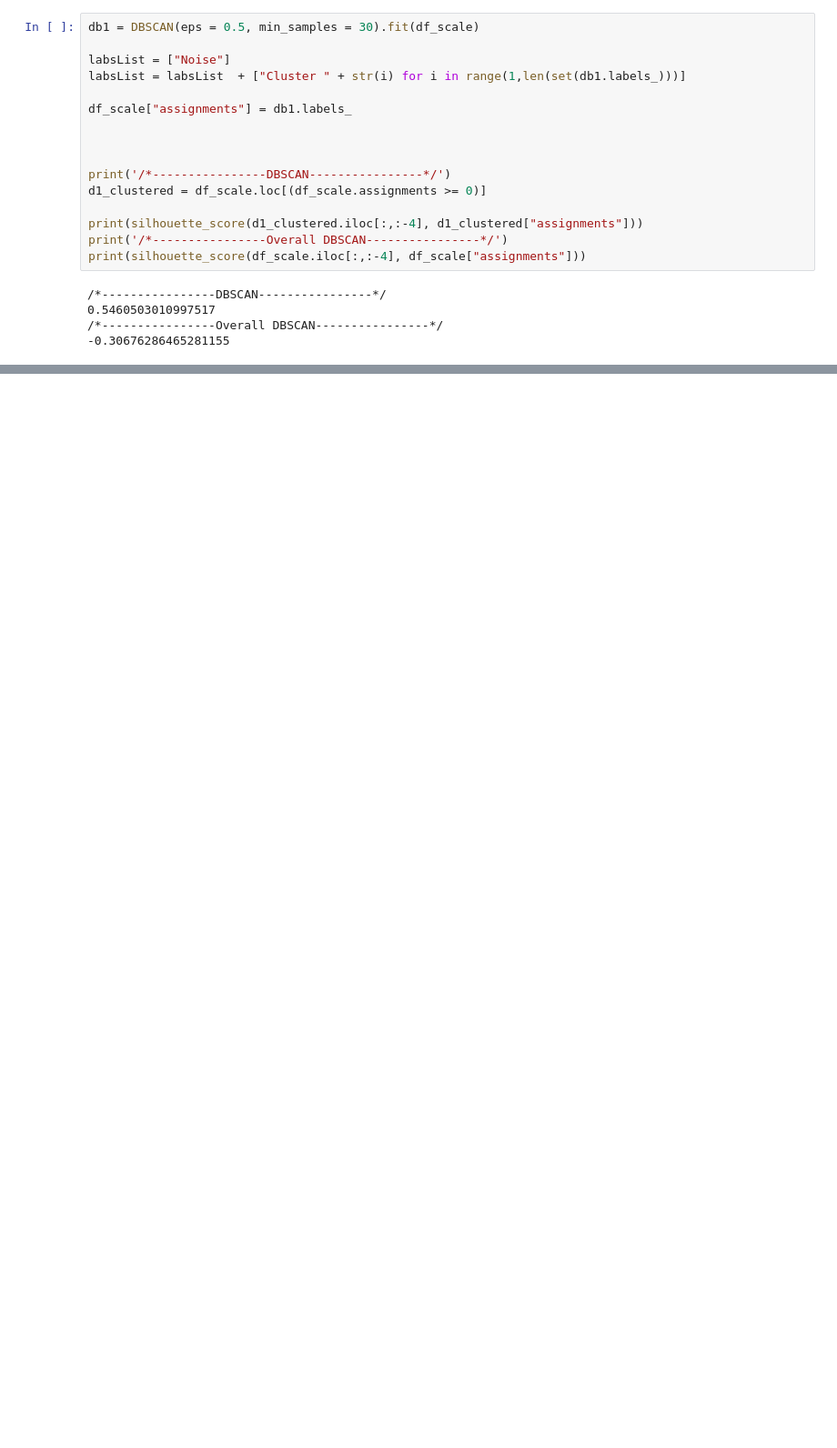
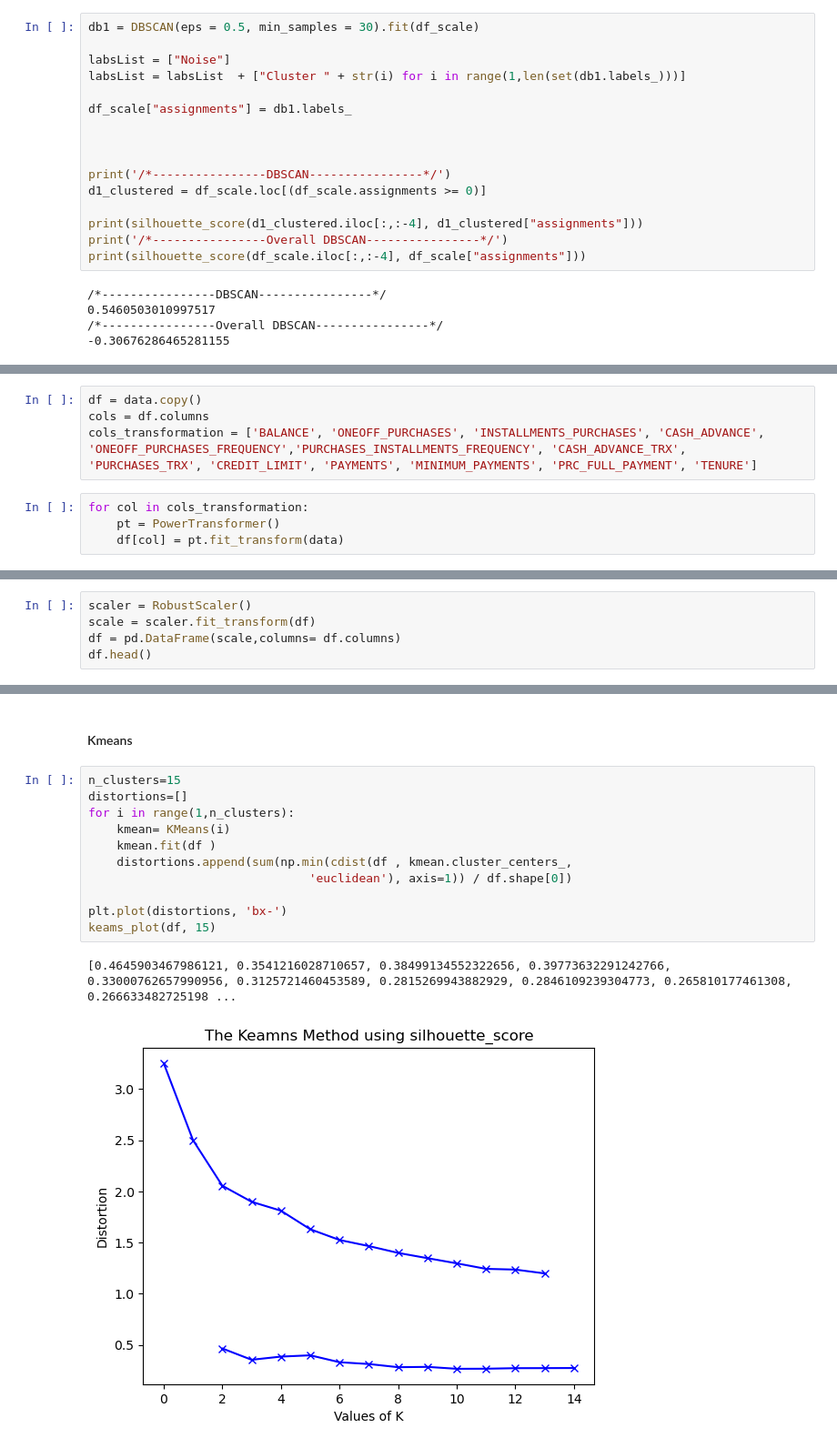
Before and after one commit to IgorLunaDetoni/archive, a Jupyter notebook: credit.ipynb, the cells around one changed output, grey strips where cells are left out. Shown: that part at 91% size. Drawn from its saved outputs; the diff is of its cells as text; blank space fills up the shorter version.

```diff
--- a/credit.ipynb
+++ b/credit.ipynb
@@ -321,0 +330,8 @@ print(silhouette_score(df_scale.iloc[:,:-4], df_scale["assignments"]))
+# %%
+df = data.copy()
+cols = df.columns
+cols_transformation = ['BALANCE', 'ONEOFF_PURCHASES', 'INSTALLMENTS_PURCHASES', 'CASH_ADVANCE', 'ONEOFF_PURCHASES_FREQUENCY','PURCHASES_INSTALLMENTS_FREQUENCY', 'CASH_ADVANCE_TRX', 'PURCHASES_TRX', 'CREDIT_LIMIT', 'PAYMENTS', 'MINIMUM_PAYMENTS', 'PRC_FULL_PAYMENT', 'TENURE']
+# %%
+for col in cols_transformation:
+    pt = PowerTransformer()
+    df[col] = pt.fit_transform(data)
@@ -321,0 +342,5 @@ print(silhouette_score(df_scale.iloc[:,:-4], df_scale["assignments"]))
+# %%
+scaler = RobustScaler()
+scale = scaler.fit_transform(df)
+df = pd.DataFrame(scale,columns= df.columns)
+df.head()
@@ -321,0 +354,16 @@ print(silhouette_score(df_scale.iloc[:,:-4], df_scale["assignments"]))
+# %% [markdown]
+#### Kmeans
+# %%
+n_clusters=15
+distortions=[]
+for i in range(1,n_clusters):
+    kmean= KMeans(i)
+    kmean.fit(df )
+    distortions.append(sum(np.min(cdist(df , kmean.cluster_centers_,
+                               'euclidean'), axis=1)) / df.shape[0])
+
+plt.plot(distortions, 'bx-')
+keams_plot(df, 15)
+# %% [output]
+[0.4645903467986121, 0.3541216028710657, 0.38499134552322656, 0.39773632291242766, 0.33000762657990956, 0.3125721460453589, 0.2815269943882929, 0.2846109239304773, 0.265810177461308, 0.266633482725198 ...
+[figure, added]
```
Also changed, not shown: parts of 7 cells of this notebook.
